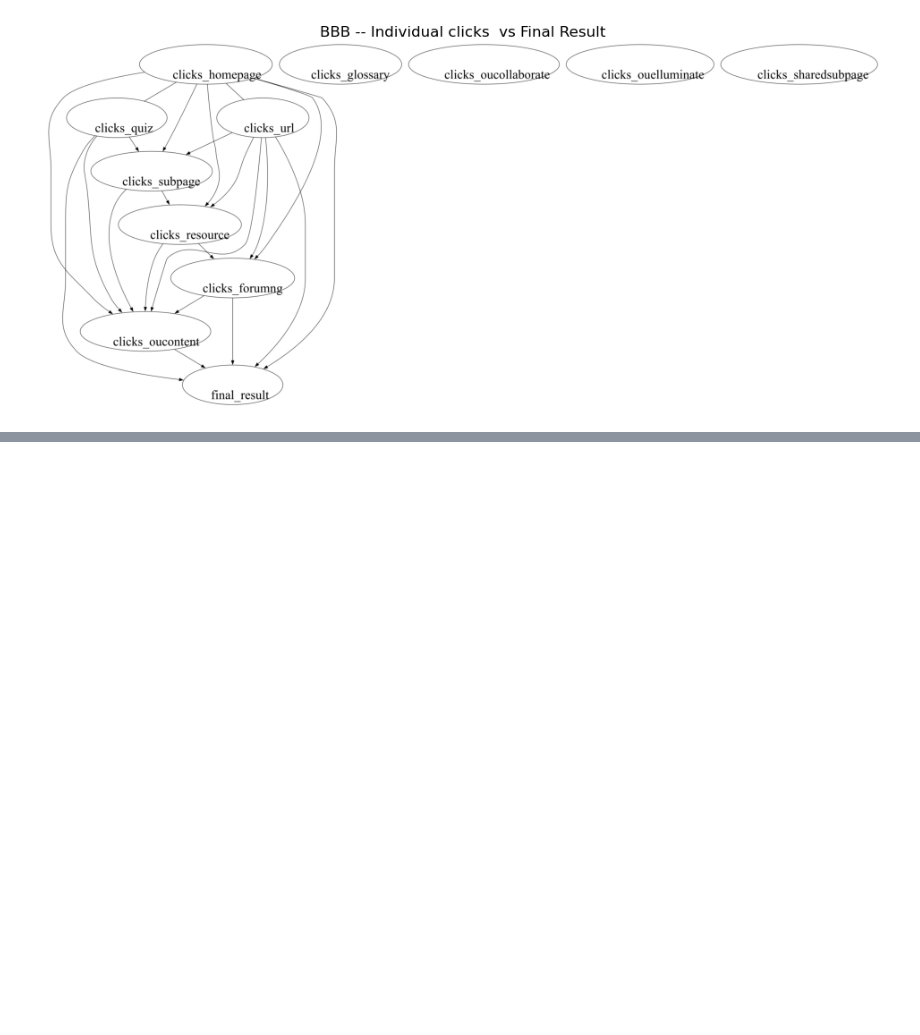
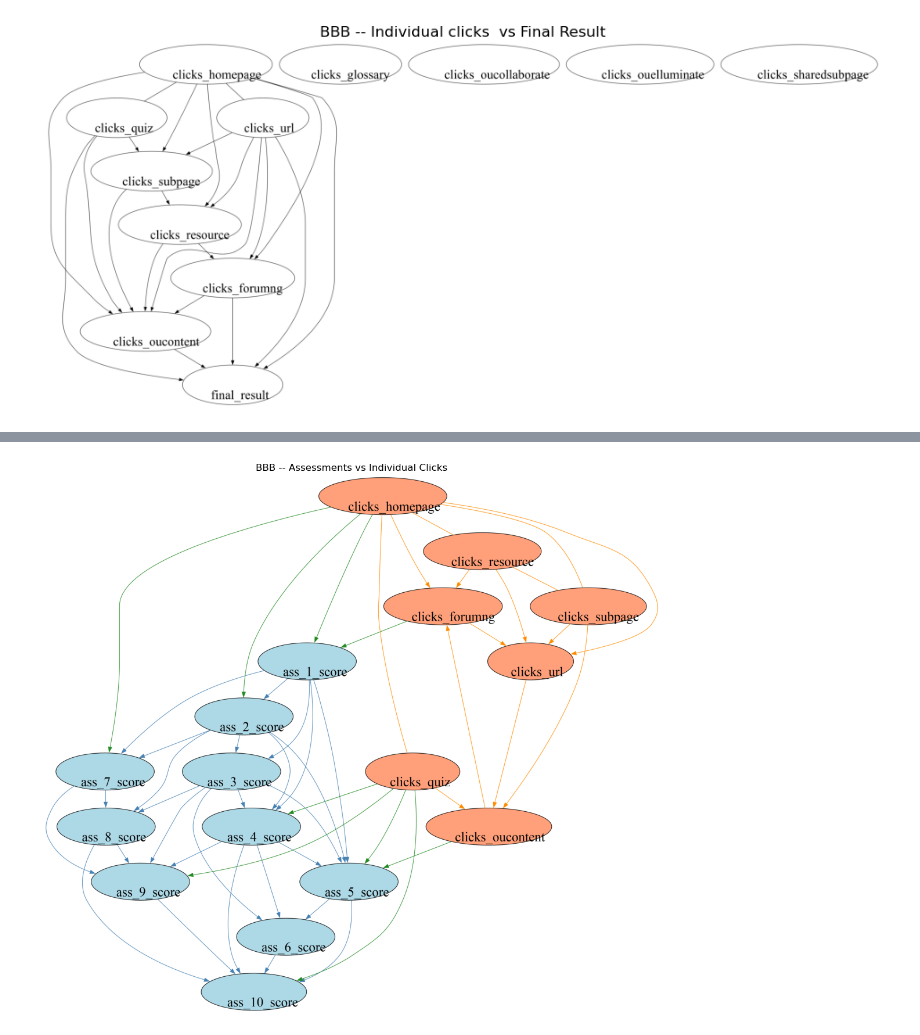
Before and after one commit to dishayayyy/Stage1_RQ1, a Jupyter notebook: BBB_PC.ipynb, the cells around one changed output, grey strips where cells are left out. Drawn from its saved outputs; the diff is of its cells as text; code cells hidden in the pictures; blank space fills up the shorter version.

```diff
--- a/BBB_PC.ipynb
+++ b/BBB_PC.ipynb
@@ -797,0 +851,11 @@ plt.show()
+# %%
+drop_cols = ['ass_11_score', 'clicks_glossary', 'clicks_oucollaborate', 'clicks_ouelluminate', 'clicks_sharedsubpage']
+
+df_bbb_sel = df_bbb_sel.drop(columns=drop_cols)
+
+ass_cols_bbb = [col for col in ass_cols_bbb if col not in drop_cols]
+click_cols_bbb = [col for col in click_cols_bbb if col not in drop_cols]
+
+print(df_bbb_sel.shape)
+print(ass_cols_bbb)
+print(click_cols_bbb)
@@ -797,0 +889,3 @@ plt.show()
+# %%
+for edge in cg_bbb.G.get_graph_edges():
+    print(edge)
@@ -797,0 +910,42 @@ plt.show()
+# %%
+pyd_bbb_assclicks = GraphUtils.to_pydot(cg_bbb.G, labels=node_names_bbb)
+
+for node in pyd_bbb_assclicks.get_nodes():
+    name = node.get_name().strip('"')
+    if name.isdigit():
+        actual_name = node_names_bbb[int(name)]
+    else:
+        continue
+    if actual_name.startswith('ass_'):
+        node.set_style('filled')
+        node.set_fillcolor('lightblue')
+    elif actual_name.startswith('clicks_'):
+        node.set_style('filled')
+        node.set_fillcolor('lightsalmon')
+    node.set_fontsize('20')
+    node.set_fixedsize('false')
+    node.set_margin('0.3,0.20')
+
+for edge in pyd_bbb_assclicks.get_edges():
+    src_idx = int(edge.get_source())
+    dst_idx = int(edge.get_destination())
+    src = node_names_bbb[src_idx]
+    dst = node_names_bbb[dst_idx]
+    if src.startswith('ass_') and dst.startswith('ass_'):
+        edge.set_color('steelblue')
+    elif src.startswith('clicks_') and dst.startswith('clicks_'):
+        edge.set_color('darkorange')
+    else:
+        edge.set_color('forestgreen')
+
+png_bytes_bbb_assclicks = pyd_bbb_assclicks.create_png(prog=dot_path)
+with open(r"C:\Users\Disha Sharma\Desktop\Paper_1\ModuleWise\BBB_DAG4_assessments_vs_clicks.png", "wb") as f:
+    f.write(png_bytes_bbb_assclicks)
+img_bbb_assclicks = mpimg.imread(io.BytesIO(png_bytes_bbb_assclicks), format='png')
+plt.figure(figsize=(14, 12))
+plt.imshow(img_bbb_assclicks)
+plt.axis('off')
+plt.title("BBB -- Assessments vs Individual Clicks")
+plt.show()
+# %% [output]
+[figure, added]
```
Also changed, not shown: parts of 6 cells of this notebook, 6 other files.
